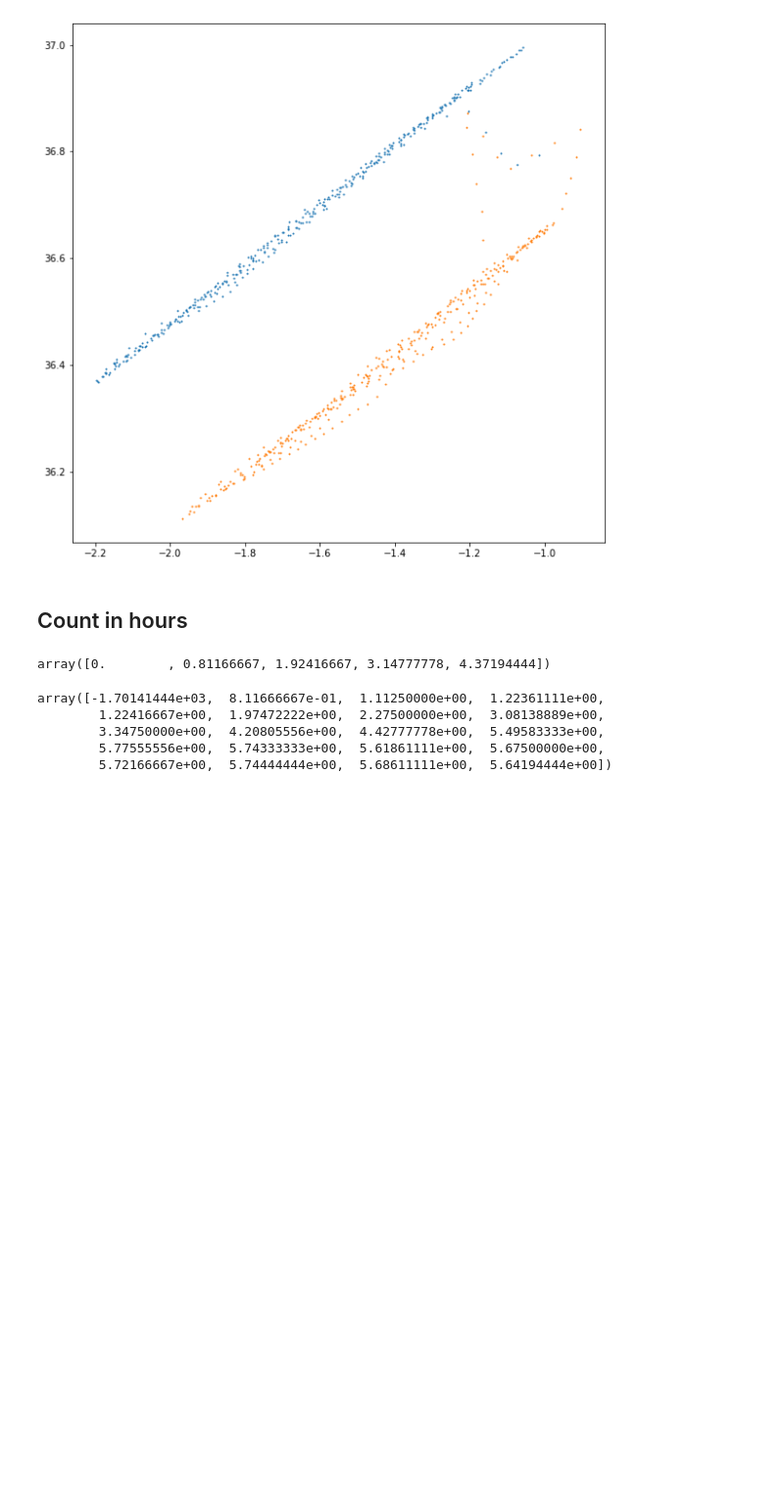
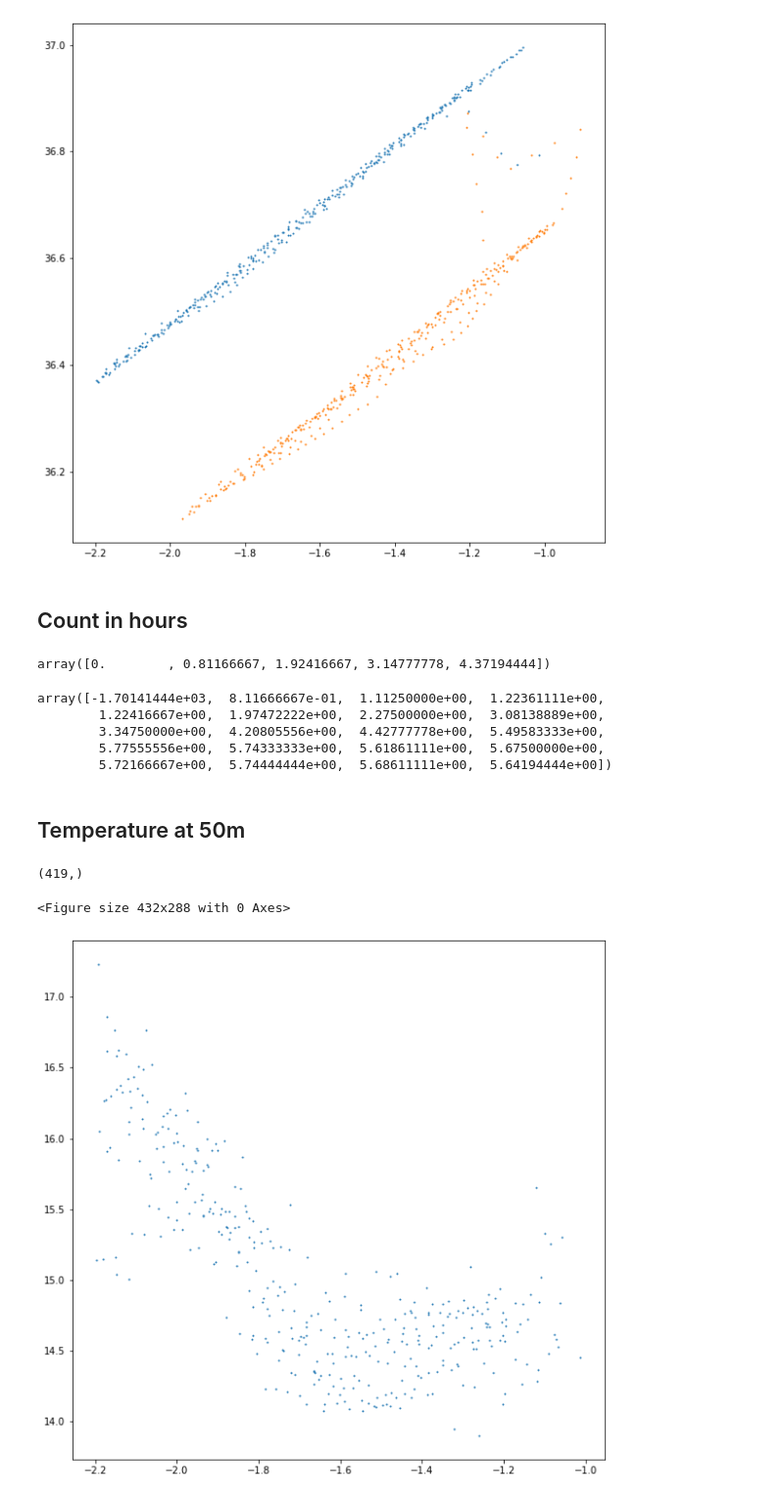
Before and after one commit to profxj/glider_gp, a Jupyter notebook: docs/nb/Calypso.ipynb, the cells around one changed output. Shown: that part at 98% size. Cells and saved outputs as stored; diff of their text form; code cells hidden in the pictures; blank space fills up the shorter version.

```diff
--- a/docs/nb/Calypso.ipynb
+++ b/docs/nb/Calypso.ipynb
@@ -254,3 +254,21 @@ array([-1.70141444e+03,  8.11666667e-01,  1.11250000e+00,  1.22361111e+00,
         3.34750000e+00,  4.20805556e+00,  4.42777778e+00,  5.49583333e+00,
         5.77555556e+00,  5.74333333e+00,  5.61861111e+00,  5.67500000e+00,
         5.72166667e+00,  5.74444444e+00,  5.68611111e+00,  5.64194444e+00])
+# %% [markdown]
+## Temperature at 50m
+# %%
+temp0_50 = data.temperature.data[4, profile0]
+temp0_50.shape
+# %% [output]
+(419,)
+# %%
+plt.clf()
+fig = plt.figure(figsize=(10,10))
+ax = plt.gca()
+#
+ax.scatter(lon0[cut0], temp0_50[cut0], s=1)
+#ax.scatter(lon1[cut1], lat1[cut1], s=1)
+plt.show()
+# %% [output]
+<Figure size 432x288 with 0 Axes>
+[figure, added]
```
Also changed, not shown: parts of 4 cells of this notebook, 4 other files.
